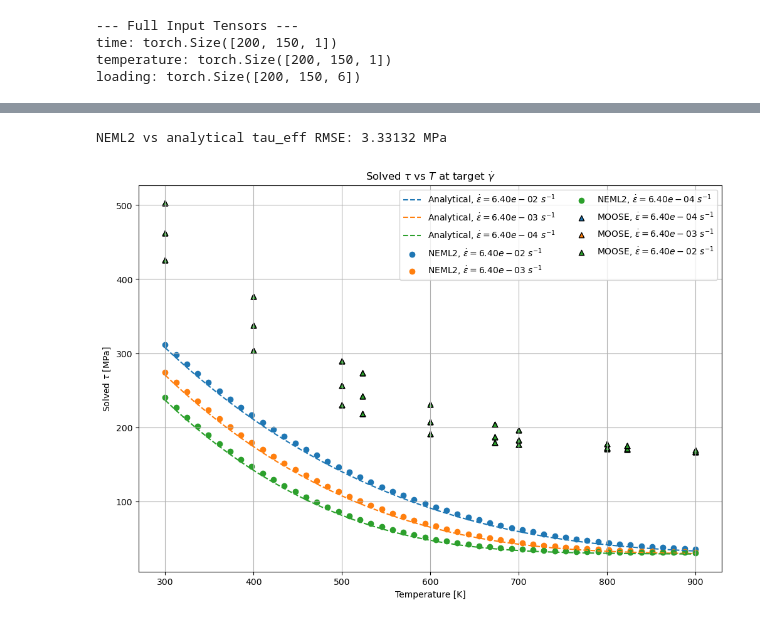
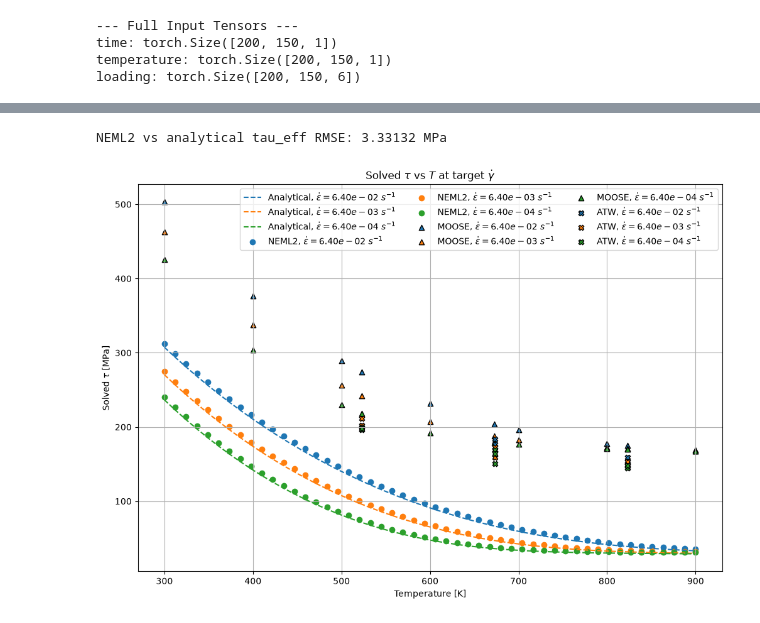
Before and after one commit to ColinMG2/neml2, a Jupyter notebook: cmg_projects/tungsten_deterministic.ipynb, the cells around one changed output, grey strips where cells are left out. Cells and saved outputs as stored; diff of their text form; code cells hidden in the pictures.

Commit message:
Added ATW dataset for comparison

```diff
--- a/cmg_projects/tungsten_deterministic.ipynb
+++ b/cmg_projects/tungsten_deterministic.ipynb
@@ -129,7 +126,7 @@ nmodel.to(device=device)
 pmodel = neml2.pyzag.NEML2PyzagModel(nmodel)
 neml2.compile(pmodel)
 
-model = SolveStrain(pmodel)
+model = SolveStrain(pmodel, nchunk=10)
 _ = inspect_main(["tungsten.i", "implicit_rate"])
 # %% [output]
 Model: ComposedModel
@@ -257 +254,13 @@ tensor([[[  0.0000],
 torch.Size([200, 150, 1])
+# %%
+plt.figure(figsize=(12, 8))
+for i, (T, rate) in enumerate(conditions):
+    plt.plot(
+        loading[:, i, 0].detach().cpu().numpy(),
+        flow_stress[:, i, 0].detach().cpu().numpy(),
+        label=f"T={T:.1f}K, rate={rate:.1e}",
+    )
+plt.title("NEML2 Model Output")
+plt.xlabel("Strain")
+plt.ylabel("Flow Stress (MPa)")
+plt.grid()
@@ -431,42 +590,72 @@ for i, target_rate in enumerate(erate):
 # MOOSE model output
 MOOSE_tau_eff_list = []
 MOOSE_temps_list = []
+MOOSE_rates_list = []
 for T in temps:
     for r in rates:
         c = by_both[(T, r)].sort_values("strain_yy")
         MOOSE_flow_stress = c["stress_yy"].iloc[-1]
         MOOSE_tau_eff = m_exp * MOOSE_flow_stress
         MOOSE_tau_eff_list.append(MOOSE_tau_eff)
         MOOSE_temps_list.append(T)
+        MOOSE_rates_list.append(r)
 
-for i, r in enumerate(rates):
+MOOSE_temps_np = np.array(MOOSE_temps_list)
+MOOSE_rates_np = np.array(MOOSE_rates_list)
+MOOSE_tau_eff_np = np.array(MOOSE_tau_eff_list)
+
+for i, target_rate in enumerate(erate):
+    rate_mask = np.isclose(MOOSE_rates_np, target_rate, rtol=1e-6, atol=1e-12)
     ax.scatter(
-        MOOSE_temps_list,
-        MOOSE_tau_eff_list,
+        MOOSE_temps_np[rate_mask],
+        MOOSE_tau_eff_np[rate_mask],
         color=f"C{i}",
         marker="^",
         edgecolors="k",
-        label=rf"MOOSE, $\dot{{\epsilon}}={r:.2e}$ $s^{{-1}}$",
+        label=rf"MOOSE, $\dot{{\epsilon}}={target_rate:.2e}$ $s^{{-1}}$",
     )
+
+# ATW dataset
+ATW_tau_eff_list = []
+ATW_temps_list = []
+ATW_rates_list = []
+for i, label in enumerate(strain_data):
+    ATW_flow_stress = stress_data[label][-1]
+    ATW_tau_eff = ATW_flow_stress * m_exp
+    ATW_rates = next(r for T, r, l in exp_conditions if l==label)
+    ATW_temps = next(T for T, r, l in exp_conditions if l==label)
+    ATW_tau_eff_list.append(ATW_tau_eff)
+    ATW_temps_list.append(ATW_temps)
+    ATW_rates_list.append(ATW_rates)
+
+ATW_tau_eff_np = np.array(ATW_tau_eff_list)
+ATW_temps_np = np.array(ATW_temps_list)
+ATW_rates_np = np.array(ATW_rates_list)
+
+for i, target_rate in enumerate(erate):
+    rate_mask = np.isclose(ATW_rates_np, target_rate, rtol=1e-6, atol=1e-12)
+    ax.scatter(ATW_temps_np[rate_mask], ATW_tau_eff_np[rate_mask],
+               color=f"C{i}", marker="X", edgecolors="k", label=rf"ATW, $\dot{{\epsilon}}={target_rate:.2e}$ $s^{{-1}}$")
+
 
 # Evaluate the analytical solution at the exact NEML2 temperatures for a numerical comparison.
 analytical_tau_at_neml2 = np.array(
     [
         solve_tau_for_g_dot(rate / m, temperature_value)
         for rate, temperature_value in zip(batch_rate_np, batch_temperature_np)
     ]
 )
 valid = np.isfinite(analytical_tau_at_neml2) & np.isfinite(neml2_tau_eff_np)
 if np.any(valid):
     rmse = np.sqrt(np.mean((analytical_tau_at_neml2[valid] - neml2_tau_eff_np[valid]) ** 2))
     print(f"NEML2 vs analytical tau_eff RMSE: {rmse:.6g} MPa")
 
 ax.set_xlabel("Temperature [K]")
 ax.set_ylabel(r"Solved $\tau$ [MPa]")
 ax.set_title(r"Solved $\tau$ vs $T$ at target $\dot{\gamma}$")
 ax.grid(True)
-ax.legend(ncol=2)
+ax.legend(ncol=3)
 plt.show()
 # %% [output]
 NEML2 vs analytical tau_eff RMSE: 3.33132 MPa
-[figure, old version]
+[figure, new version]
```
Also changed, not shown: parts of 10 cells of this notebook, 20 other files.
